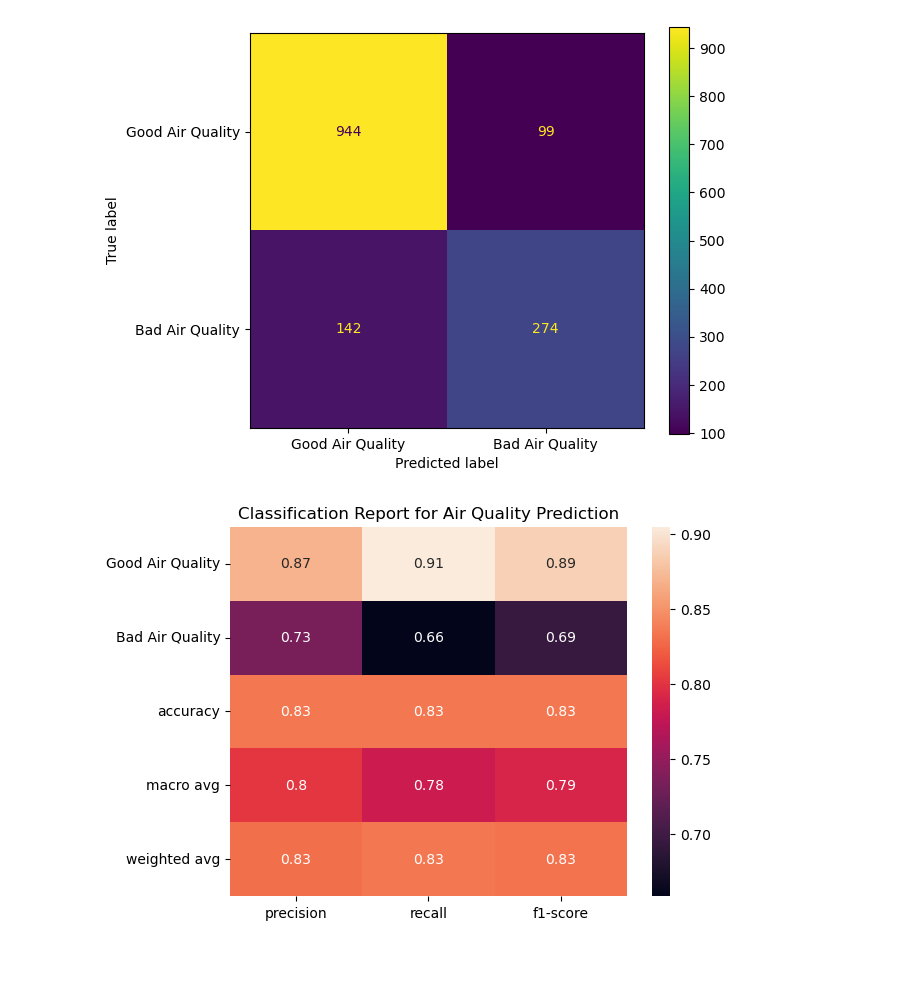
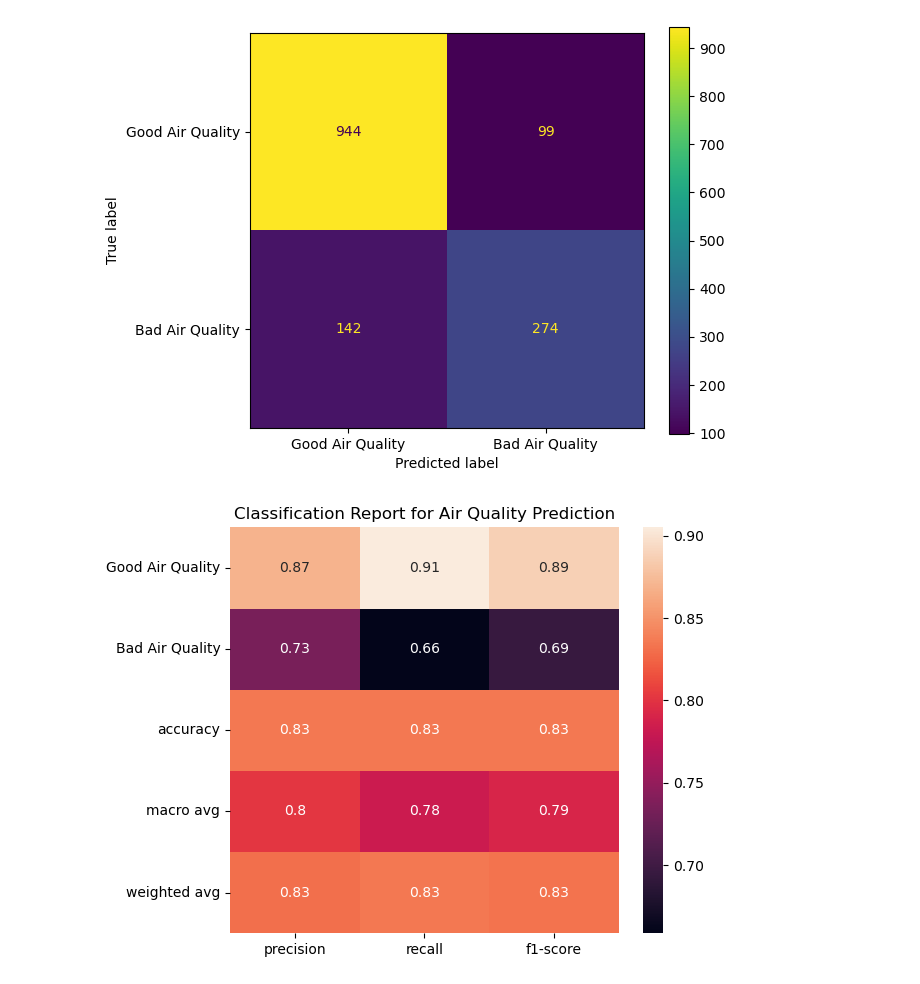
Before and after one commit to johnwslee/fine_dust_analysis_2, a Jupyter notebook: notebooks/2_1d_CNN_model_evaluation.ipynb, the cells around one changed output. Drawn from its saved outputs; the diff is of its cells as text; code cells hidden in the pictures; blank space fills up the shorter version.

Commit message:
Update the layout of the image

```diff
--- a/notebooks/2_1d_CNN_model_evaluation.ipynb
+++ b/notebooks/2_1d_CNN_model_evaluation.ipynb
@@ -216,11 +216,12 @@ plt.show()
 # %%
 target_names = ["Good Air Quality", "Bad Air Quality"]
 clf_report = classification_report(
     labels, predictions, target_names=target_names, output_dict=True
 )
 clf_plot = sns.heatmap(pd.DataFrame(clf_report).iloc[:-1, :].T, annot=True)
 plt.title("Classification Report for Air Quality Prediction")
+plt.tight_layout()
 clf_plot.figure.savefig("../img/classification.png")
 plt.show();
 # %% [output]
-[figure, old version]
+[figure, new version]
```
Also changed, not shown: parts of 1 cell of this notebook, 1 other file.
